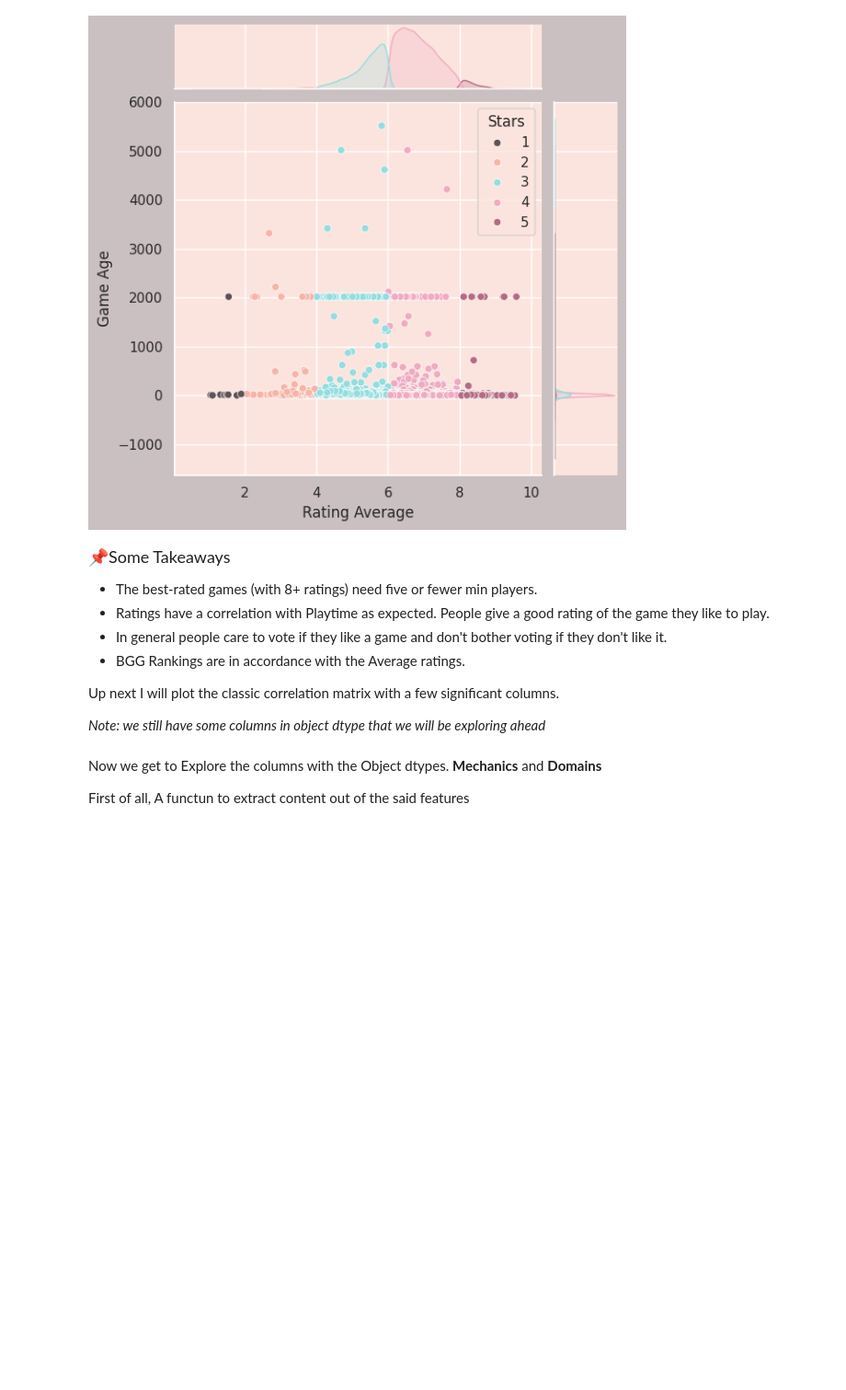
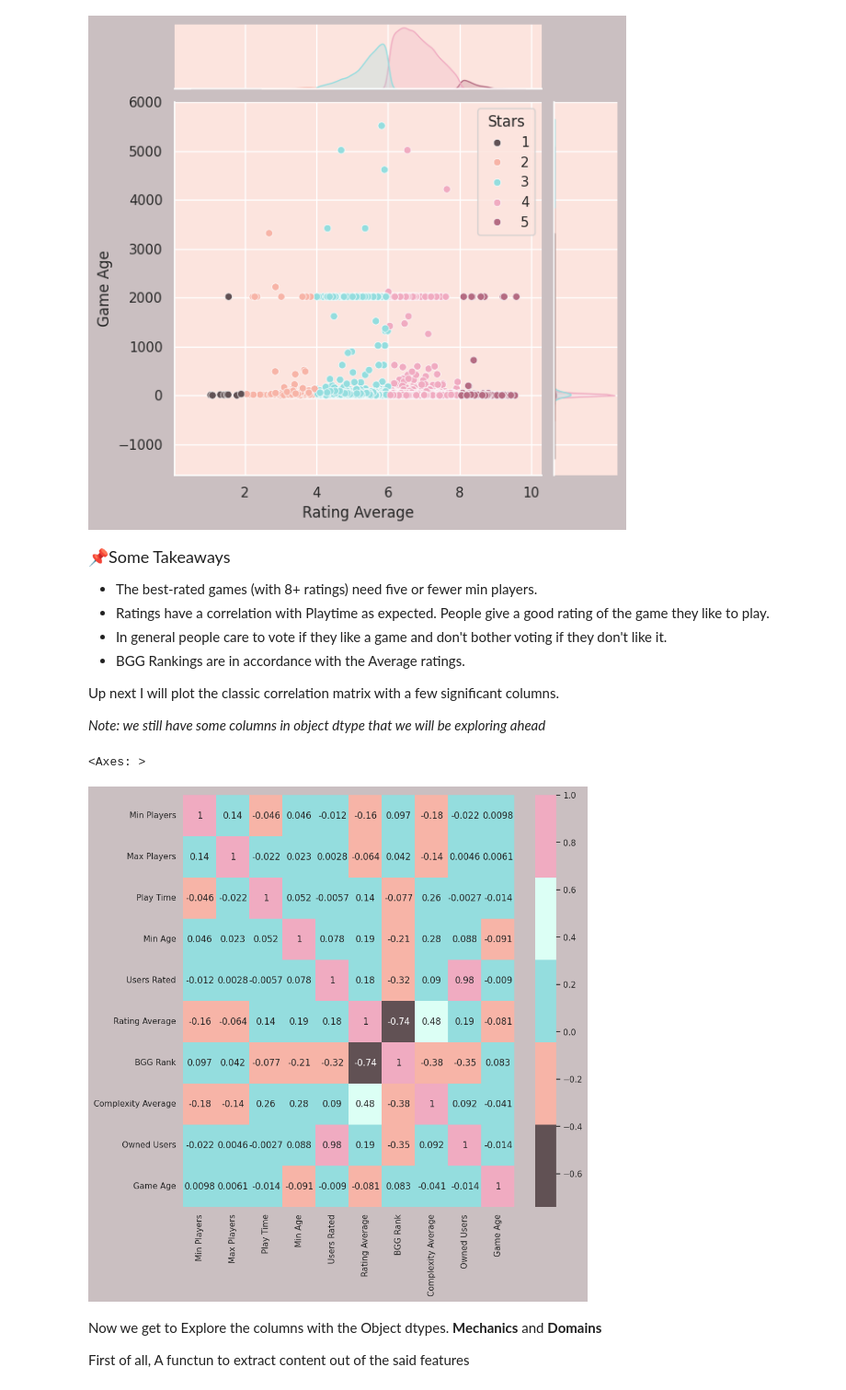
Before and after one commit to mattdo40/Colab, a Jupyter notebook: board_games_analysis.ipynb, the cells around one changed output. Shown at 92% size. Drawn from its saved outputs; the diff is of its cells as text; code cells hidden in the pictures; blank space fills up the shorter version.

```diff
--- a/board_games_analysis.ipynb
+++ b/board_games_analysis.ipynb
@@ -359,16 +363,14 @@ Up next I will plot the classic correlation matrix with a few significant column
 # %%
 #correlation matrix
 # Convert 'object' type columns to numerical using one-hot encoding
-data_numeric = pd.get_dummies(data)  # One-hot encode categorical columns
+numeric_data = data.select_dtypes(include=np.number)
+corrmat = numeric_data.corr()
 
-# Compute correlation matrix
-corrmat = data_numeric.corr()
-
-# Plot heatmap
 plt.figure(figsize=(10, 10))
-sns.heatmap(corrmat, annot=True, cmap="coolwarm", fmt=".2f", linewidths=0.5)
-plt.title("Correlation Matrix Heatmap")
-plt.show()
+sns.heatmap(corrmat, annot=True, cmap=cmap)
+# %% [output]
+<Axes: >
+[figure, added]
 # %% [markdown]
 Now we get to Explore the columns with the Object dtypes.
 **Mechanics** and **Domains**
```
Also changed, not shown: parts of 16 cells of this notebook.
